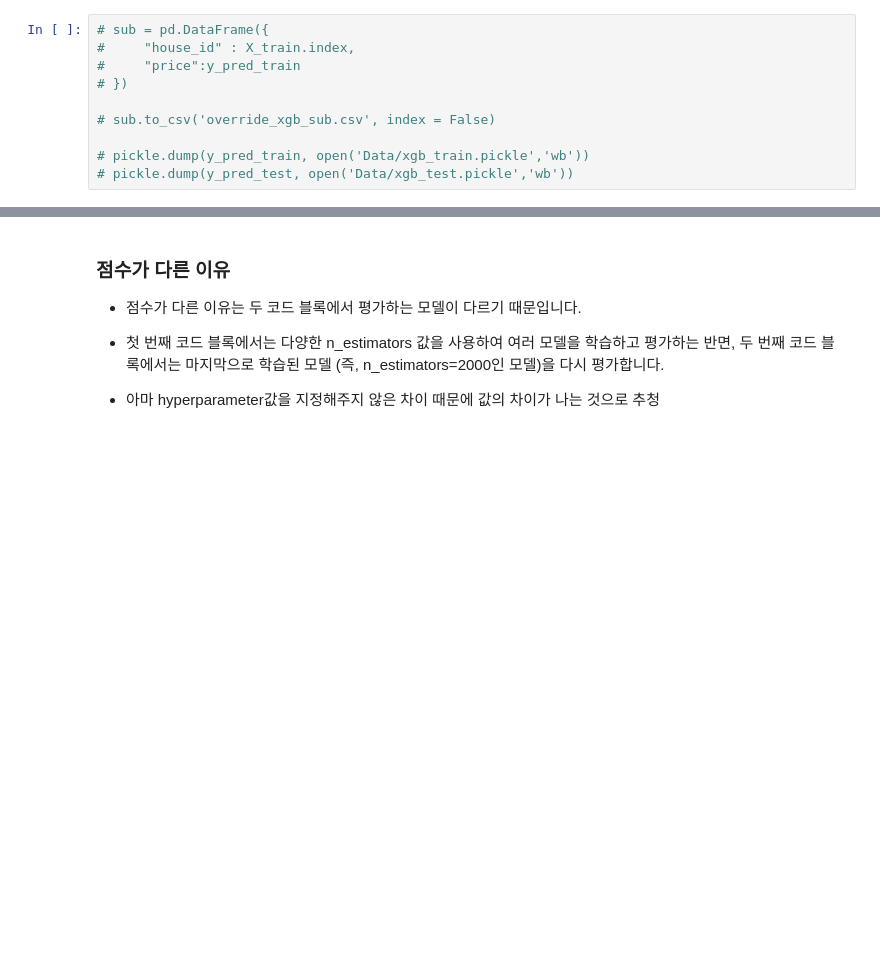
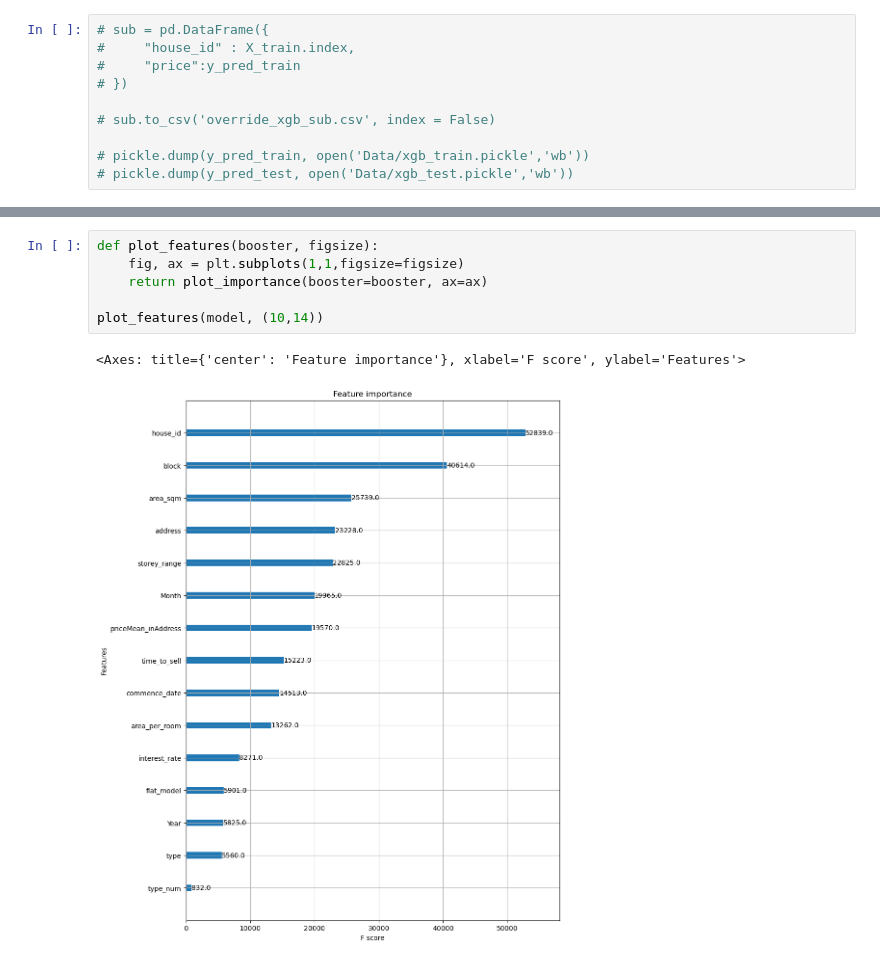
Before and after one commit to MLTeam-17/ml_project, a Jupyter notebook: Variable_n_estimators_Learning_Model_Third_XGBoost_FeatureImportance_Expression_type2 copy.ipynb, the cells around one changed output, grey strips where cells are left out. Saved outputs shown, nothing was run; the diff lists cells and outputs as text; blank space fills up the shorter version.

```diff
--- a/Variable_n_estimators_Learning_Model_Third_XGBoost_FeatureImportance_Expression_type2 copy.ipynb
+++ b/Variable_n_estimators_Learning_Model_Third_XGBoost_FeatureImportance_Expression_type2 copy.ipynb
@@ -488,9 +502,12 @@ Test MAE: 11392.162417733349, Test R^2: 0.9789613742435215
-# %% [markdown]
-### 점수가 다른 이유
-- 점수가 다른 이유는 두 코드 블록에서 평가하는 모델이 다르기 때문입니다.
-- 첫 번째 코드 블록에서는 다양한 n_estimators 값을 사용하여 여러 모델을 학습하고 평가하는 반면, 두 번째 코드 블록에서는 마지막으로 학습된 모델 (즉, n_estimators=2000인 모델)을 다시 평가합니다.
-
-- 아마 hyperparameter값을 지정해주지 않은 차이 때문에 값의 차이가 나는 것으로 추청
+# %%
+def plot_features(booster, figsize):
+    fig, ax = plt.subplots(1,1,figsize=figsize)
+    return plot_importance(booster=booster, ax=ax)
+
+plot_features(model, (10,14))
+# %% [output]
+<Axes: title={'center': 'Feature importance'}, xlabel='F score', ylabel='Features'>
+[figure, added]
 # %%
 # 실제 값 vs 예측 값 시각화
 plt.figure(figsize=(10, 6))
```
Also changed, not shown: parts of 12 cells of this notebook.
